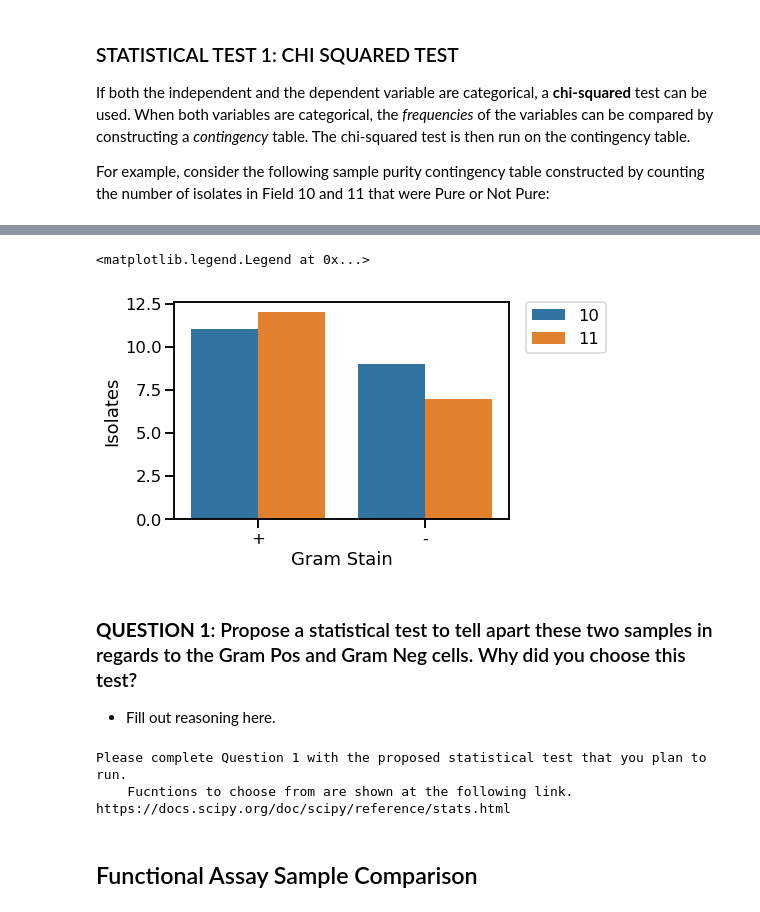
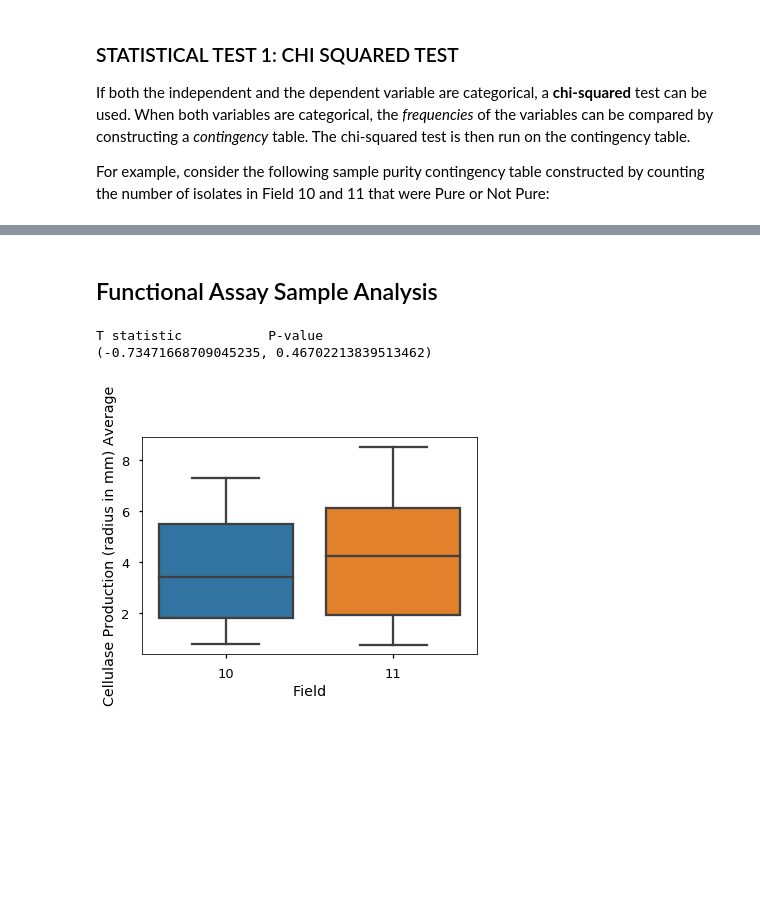
Before and after one commit to keithgmitchell/Isolate-Analysis, a Jupyter notebook: 109AL-F18 Analysis Notebook.ipynb, the cells around one changed output, grey strips where cells are left out. Drawn from its saved outputs; the diff is of its cells as text; code cells hidden in the pictures; blank space fills up the shorter version.

```diff
--- a/109AL-F18 Analysis Notebook.ipynb
+++ b/109AL-F18 Analysis Notebook.ipynb
@@ -31,17 +31,20 @@ Class outline:
 # %% [markdown]
 ### First step paste the name of your file here in "" quotes.
 # %%
-file_name = "109AL-F18_IsolateSpreadsheet (3).csv"
+file_name = "109AL-F18_IsolateSpreadsheet.csv"
 # %%
 # install libraries still needed.
 import os
-os.system('pip install seaborn==0.9.0')
+os.system('pip install seaborn')
+
+%matplotlib inline
+
 
 # import libraries of needed
 import seaborn as sns
 import pandas as pd
 from scipy import stats
-import matplotlib.pyplot as pl
+import matplotlib.pyplot as plt
 data = pd.read_csv(file_name, encoding="latin1")
 
 # clean the first few rows, and make a new header row
@@ -60,8 +63,11 @@ for row, header in zip(data.iloc[0], data.columns):
 
 data = data[1:] #take the data less the header row
 data.columns = new_header #set the header row as the df header
+data = data.apply(pd.to_numeric, errors = "ignore") #convert numeric columns to float type
 
 
 # and finally lets print the data we will be working with
 print (new_header)
+# and print the data types we have
+print(data.dtypes)
 # %% [output]
@@ -181,10 +234,20 @@ gram_stain.head()
+# %% [markdown]
+## Functional Assay Sample Analysis
+# %%
+group1=data[(data['Field'] == list[0])]
+group2=data[(data['Field'] == list[1])]
+#cellulase = pd.crosstab(df.)
+#print(group1)
+
+p_value = stats.ttest_ind(group1["Cellulase Production (radius in mm) Average"].astype("float").values.tolist(),
+                          group2["Cellulase Production (radius in mm) Average"].astype("float").values.tolist())
+print("T statistic", "          P-value")
+print((p_value.statistic, p_value.pvalue))
+# %% [output]
+T statistic           P-value
+(-0.73471668709045235, 0.46702213839513462)
 # %%
-sns.set_context('talk')
-ax = sns.barplot(x="Gram Stain", y="Isolates", hue='Sample', data=gram_stain)
-plt.legend(bbox_to_anchor=(1.05, 1), loc=2, borderaxespad=0.)
+ax = sns.boxplot( x = data["Field"], y = data["Cellulase Production (radius in mm) Average"])
+#plt.legend(bbox_to_anchor=(1.05, 1), loc=2, borderaxespad=0.)
 # %% [output]
-<matplotlib.legend.Legend at 0x...>
-[figure, old version]
+[figure, new version]
-# %% [markdown]
-### **QUESTION 1**: Propose a statistical test to tell apart these two samples in regards to the Gram Pos and Gram Neg cells. Why did you choose this test?
-+ Fill out reasoning here.
@@ -193,16 +253,0 @@ statistical_test_question_1 = ""
-# %%
-if statistical_test_question_1:
-    sample_keys = gram_stain.groupby(['Sample']).size().reset_index(name='#')
-    sample_list = sample_keys['Sample'].values.tolist()
-
-    p_value = getattr(stats, statistical_test_1)([gram_stain[(gram_stain.Sample==sample_list[0])].Isolates.tolist(),
-                                gram_stain[(gram_stain.Sample==sample_list[1])].Isolates.tolist()])
-    print ("Odds Ratio", "          P-Value")
-    print (p_value)
-else:
-    incomplete_question("Question 1")
-# %% [output]
-Please complete Question 1 with the proposed statistical test that you plan to run.
-    Fucntions to choose from are shown at the following link. https://docs.scipy.org/doc/scipy/reference/stats.html
-# %% [markdown]
-## Functional Assay Sample Comparison
```
Also changed, not shown: parts of 28 cells of this notebook.
